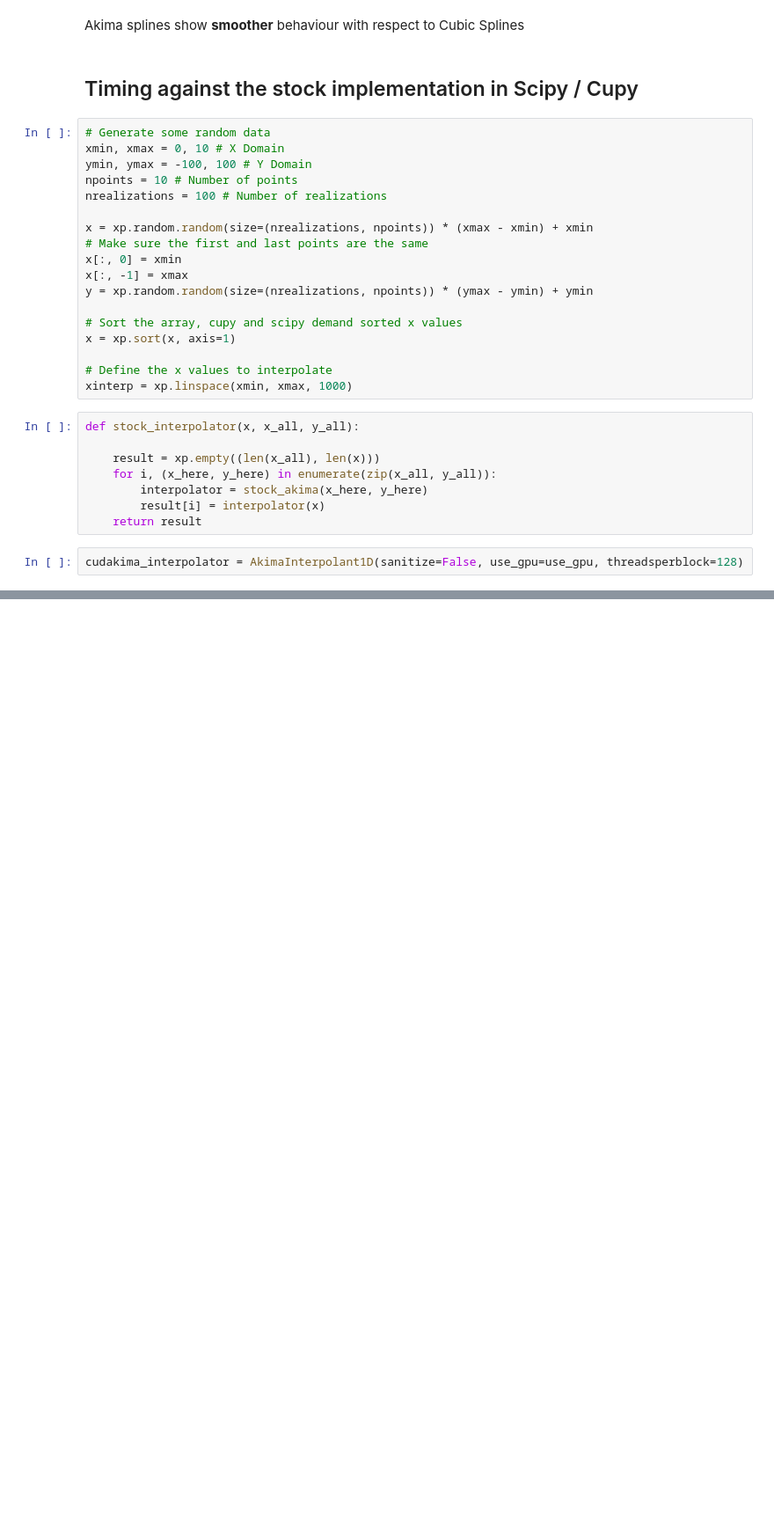
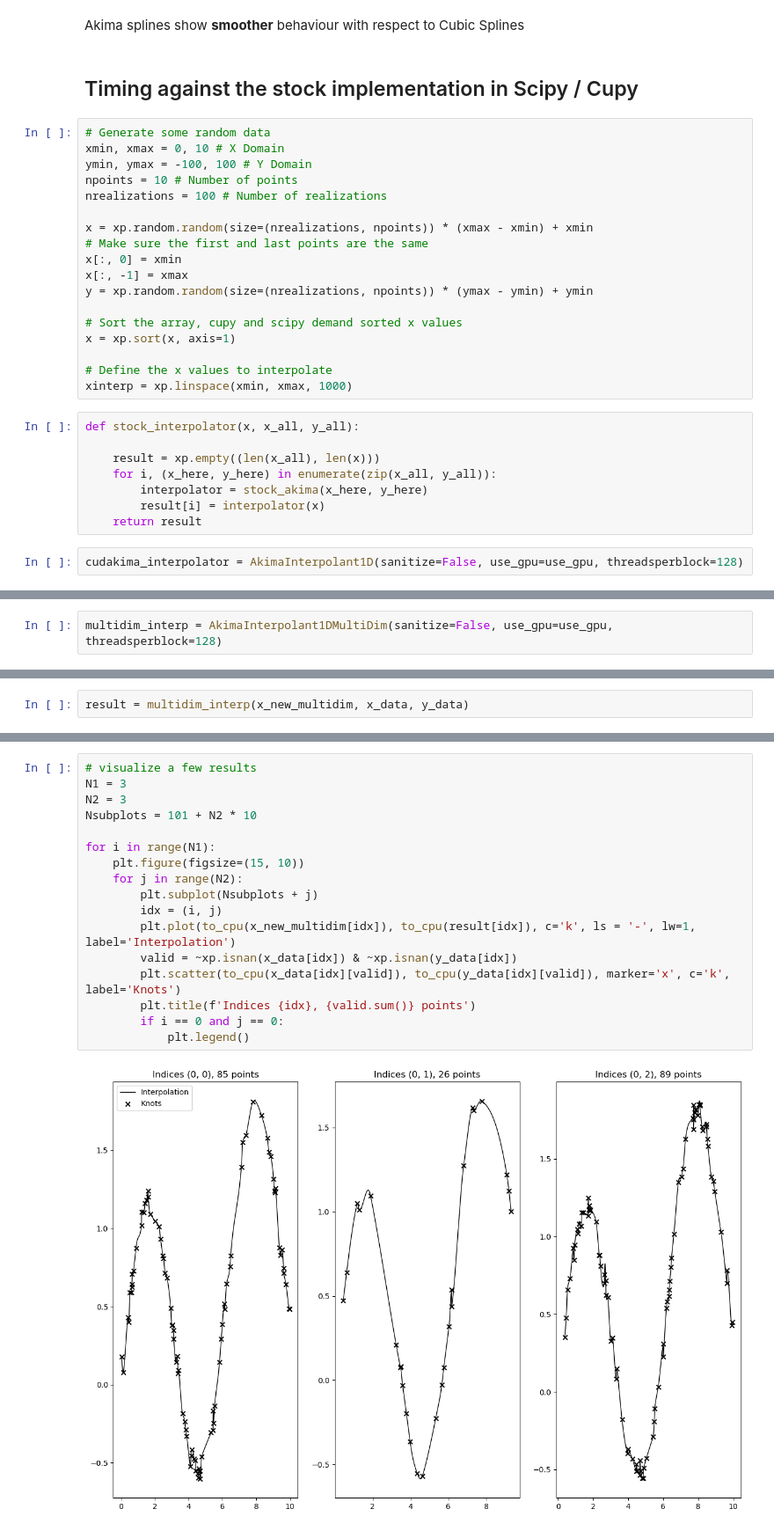
Before and after one commit to asantini29/CudAkima, a Jupyter notebook: examples/tutorial.ipynb, the cells around one changed output, grey strips where cells are left out. Shown at 88% size. Cells and saved outputs as stored; diff of their text form; blank space fills up the shorter version.

Commit message:
add support for multidimensional x_new

```diff
--- a/examples/tutorial.ipynb
+++ b/examples/tutorial.ipynb
@@ -254,0 +261,2 @@ plt.show()
+# %%
+multidim_interp = AkimaInterpolant1DMultiDim(sanitize=False, use_gpu=use_gpu, threadsperblock=128)
@@ -254,0 +297,2 @@ plt.show()
+# %%
+result = multidim_interp(x_new_multidim, x_data, y_data)
@@ -254,0 +305,19 @@ plt.show()
+# %%
+# visualize a few results
+N1 = 3
+N2 = 3
+Nsubplots = 101 + N2 * 10
+
+for i in range(N1):
+    plt.figure(figsize=(15, 10))
+    for j in range(N2):
+        plt.subplot(Nsubplots + j)
+        idx = (i, j)
+        plt.plot(to_cpu(x_new_multidim[idx]), to_cpu(result[idx]), c='k', ls = '-', lw=1, label='Interpolation')
+        valid = ~xp.isnan(x_data[idx]) & ~xp.isnan(y_data[idx])
+        plt.scatter(to_cpu(x_data[idx][valid]), to_cpu(y_data[idx][valid]), marker='x', c='k', label='Knots')
+        plt.title(f'Indices {idx}, {valid.sum()} points')
+        if i == 0 and j == 0:
+            plt.legend()
+# %% [output]
+[figure, added]
```
Also changed, not shown: parts of 14 cells of this notebook, 2 other files.
